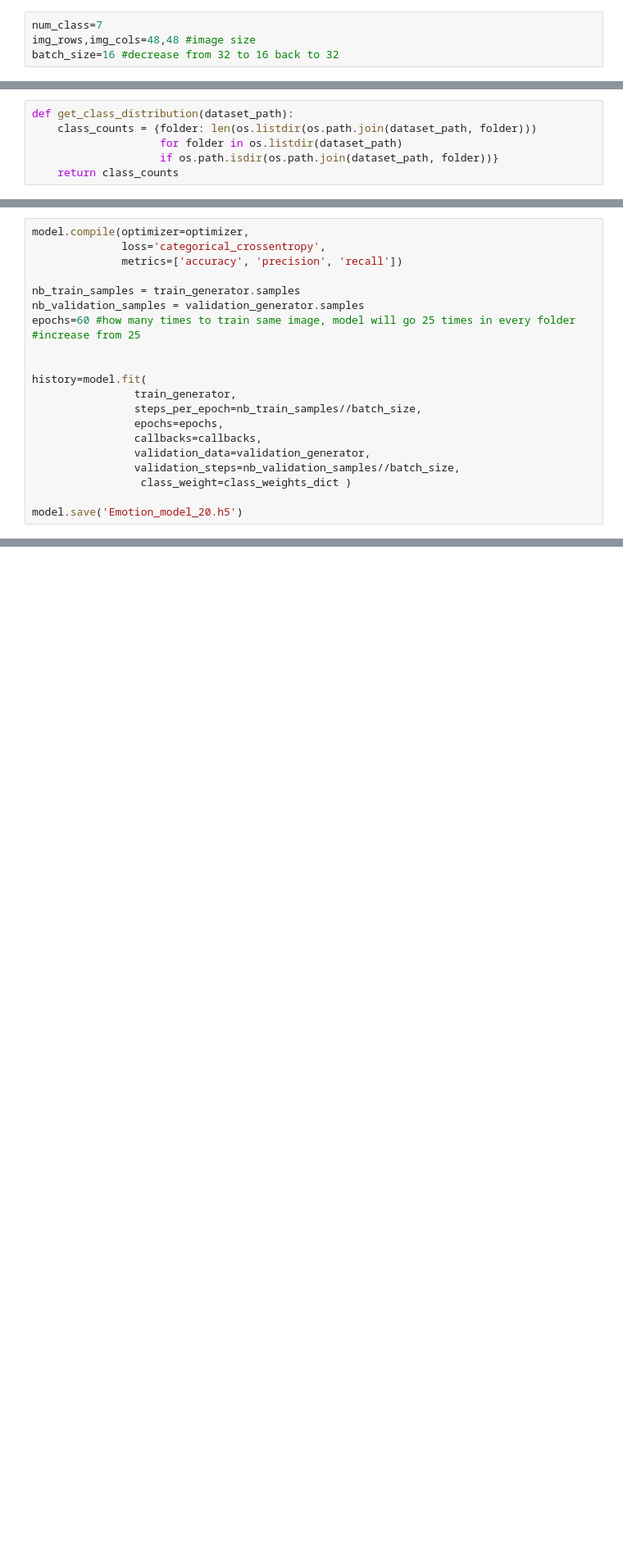
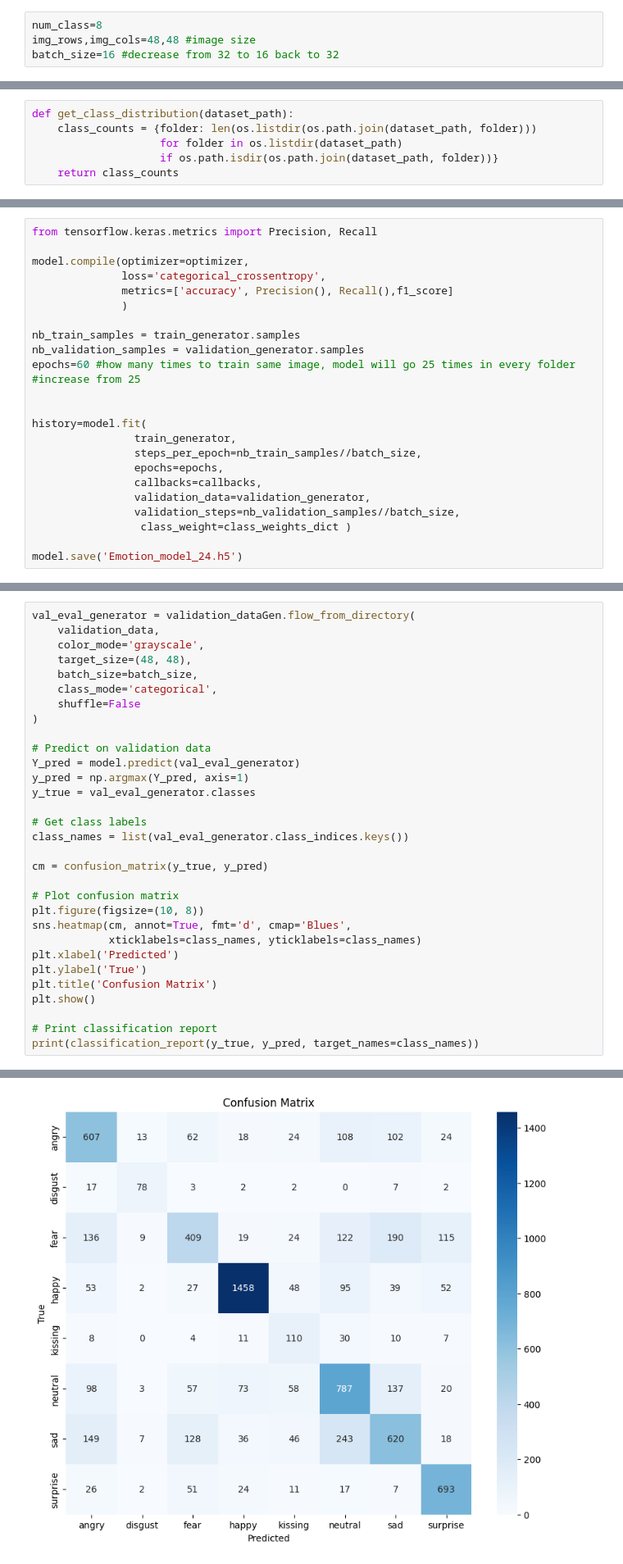
Before and after one commit to LightGirlCyber/FER-model, a Jupyter notebook: training_t2.ipynb, the cells around one changed output, grey strips where cells are left out. Shown: that part at 82% size. Cells and saved outputs as stored; diff of their text form; blank space fills up the shorter version.

```diff
--- a/training_t2.ipynb
+++ b/training_t2.ipynb
@@ -26,7 +28,7 @@ np.random.seed(42)
 tf.random.set_seed(42)
 random.seed(42)
 # %%
-num_class=7
+num_class=8
 img_rows,img_cols=48,48 #image size
 batch_size=16 #decrease from 32 to 16 back to 32
 # %%
@@ -343,7 +427,10 @@ optimizer = Adam(learning_rate=0.0001 , clipnorm=1.0)  # Reduced from 0.001
 # %%
+from tensorflow.keras.metrics import Precision, Recall
+
 model.compile(optimizer=optimizer,
               loss='categorical_crossentropy',
-              metrics=['accuracy', 'precision', 'recall'])
+              metrics=['accuracy', Precision(), Recall(),f1_score]
+              )
 
 nb_train_samples = train_generator.samples
 nb_validation_samples = validation_generator.samples
@@ -359,6 +446,6 @@ history=model.fit(
                 validation_steps=nb_validation_samples//batch_size,
                  class_weight=class_weights_dict )
 
-model.save('Emotion_model_20.h5')
+model.save('Emotion_model_24.h5')
 # %% [output]
 Epoch 1/60
@@ -382,0 +468,32 @@ WARNING:absl:You are saving your model as an HDF5 file via `model.save()` or `ke
+# %%
+val_eval_generator = validation_dataGen.flow_from_directory(
+    validation_data,
+    color_mode='grayscale',
+    target_size=(48, 48),
+    batch_size=batch_size,
+    class_mode='categorical',
+    shuffle=False
+)
+
+# Predict on validation data
+Y_pred = model.predict(val_eval_generator)
+y_pred = np.argmax(Y_pred, axis=1)
+y_true = val_eval_generator.classes
+
+# Get class labels
+class_names = list(val_eval_generator.class_indices.keys())
+
+cm = confusion_matrix(y_true, y_pred)
+
+# Plot confusion matrix
+plt.figure(figsize=(10, 8))
+sns.heatmap(cm, annot=True, fmt='d', cmap='Blues',
+            xticklabels=class_names, yticklabels=class_names)
+plt.xlabel('Predicted')
+plt.ylabel('True')
+plt.title('Confusion Matrix')
+plt.show()
+
+# Print classification report
+print(classification_report(y_true, y_pred, target_names=class_names))
+# %% [output]
@@ -382,0 +502 @@ WARNING:absl:You are saving your model as an HDF5 file via `model.save()` or `ke
+[figure, added]
```
Also changed, not shown: parts of 11 cells of this notebook, 4 other files.
